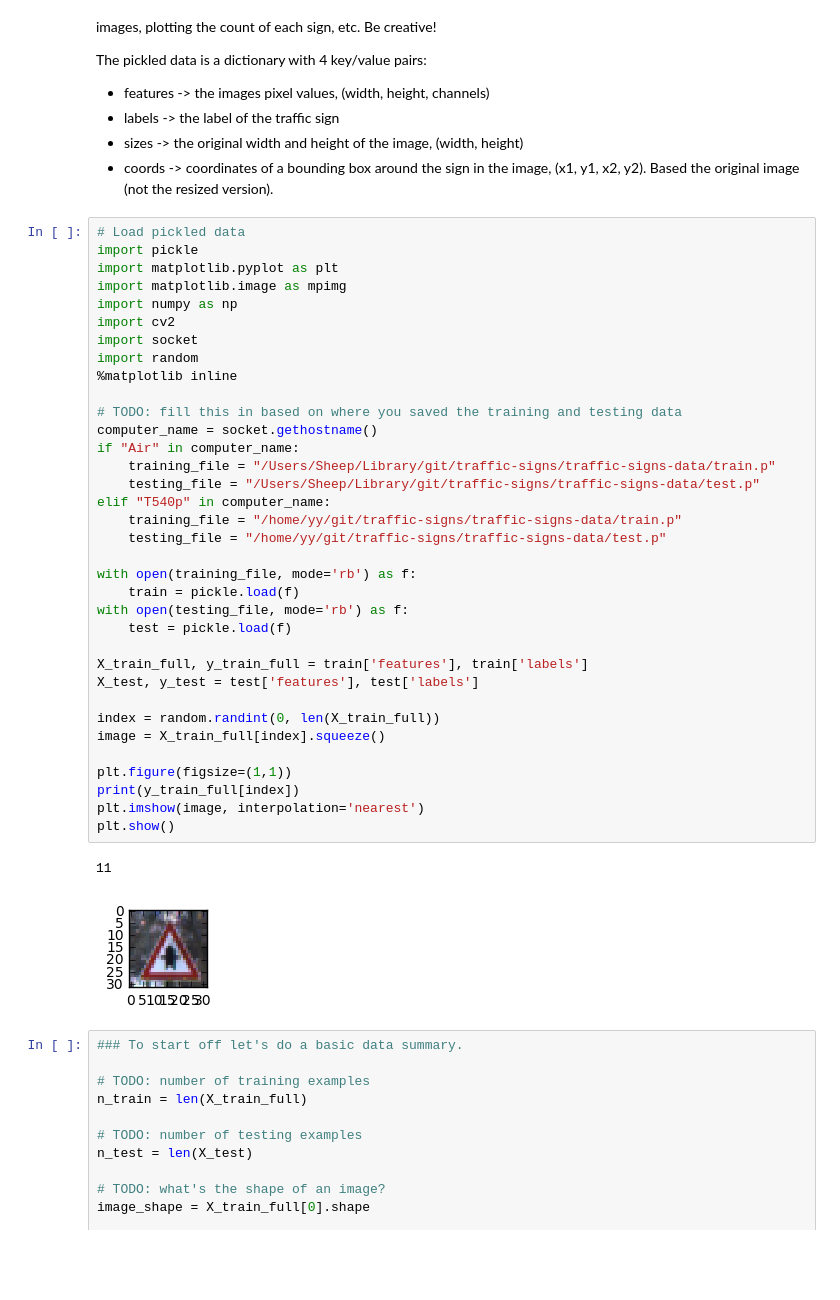
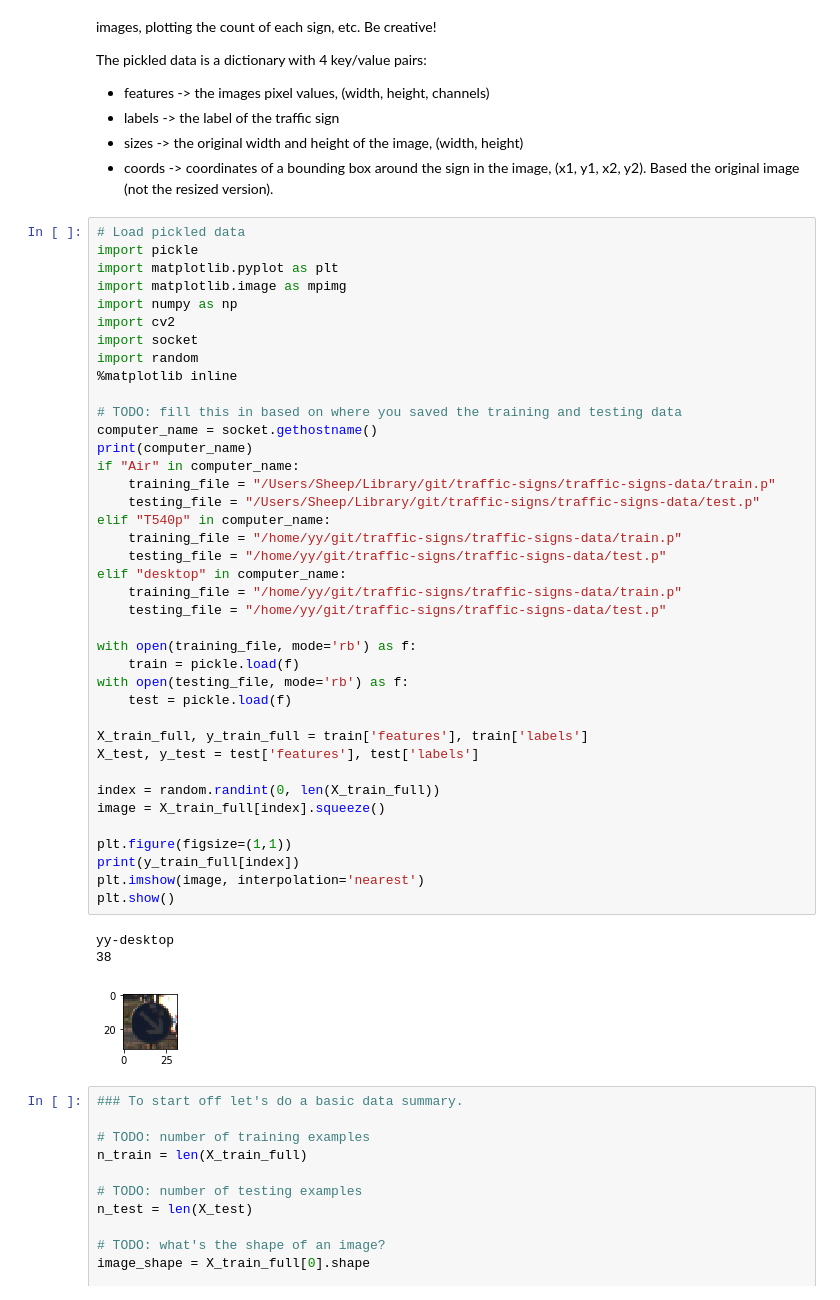
Before and after one commit to pizazzyyy/traffic-signs, a Jupyter notebook: Traffic_Signs_Recognition.ipynb, the cells around one changed output. Drawn from its saved outputs; the diff is of its cells as text; blank space fills up the shorter version.

Commit message:
Add support for new desktop

```diff
--- a/Traffic_Signs_Recognition.ipynb
+++ b/Traffic_Signs_Recognition.ipynb
@@ -33,35 +33,40 @@ import numpy as np
 import cv2
 import socket
 import random
 %matplotlib inline
 
 # TODO: fill this in based on where you saved the training and testing data
 computer_name = socket.gethostname()
+print(computer_name)
 if "Air" in computer_name:
     training_file = "/Users/Sheep/Library/git/traffic-signs/traffic-signs-data/train.p"
     testing_file = "/Users/Sheep/Library/git/traffic-signs/traffic-signs-data/test.p"
 elif "T540p" in computer_name:
+    training_file = "/home/yy/git/traffic-signs/traffic-signs-data/train.p"
+    testing_file = "/home/yy/git/traffic-signs/traffic-signs-data/test.p"
+elif "desktop" in computer_name:
     training_file = "/home/yy/git/traffic-signs/traffic-signs-data/train.p"
     testing_file = "/home/yy/git/traffic-signs/traffic-signs-data/test.p"
 
 with open(training_file, mode='rb') as f:
     train = pickle.load(f)
 with open(testing_file, mode='rb') as f:
     test = pickle.load(f)
 
 X_train_full, y_train_full = train['features'], train['labels']
 X_test, y_test = test['features'], test['labels']
 
 index = random.randint(0, len(X_train_full))
 image = X_train_full[index].squeeze()
 
 plt.figure(figsize=(1,1))
 print(y_train_full[index])
 plt.imshow(image, interpolation='nearest')
 plt.show()
 # %% [output]
-11
+yy-desktop
+38
-[figure, old version]
+[figure, new version]
 # %%
 ### To start off let's do a basic data summary.
 
```
Also changed, not shown: parts of 6 cells of this notebook, 3 other files.
